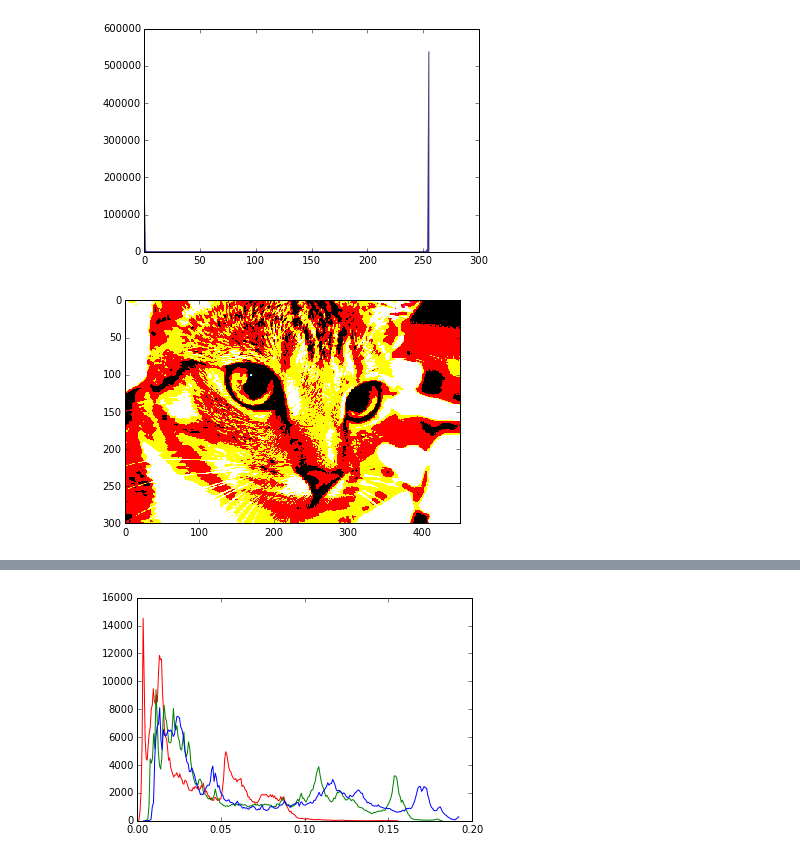
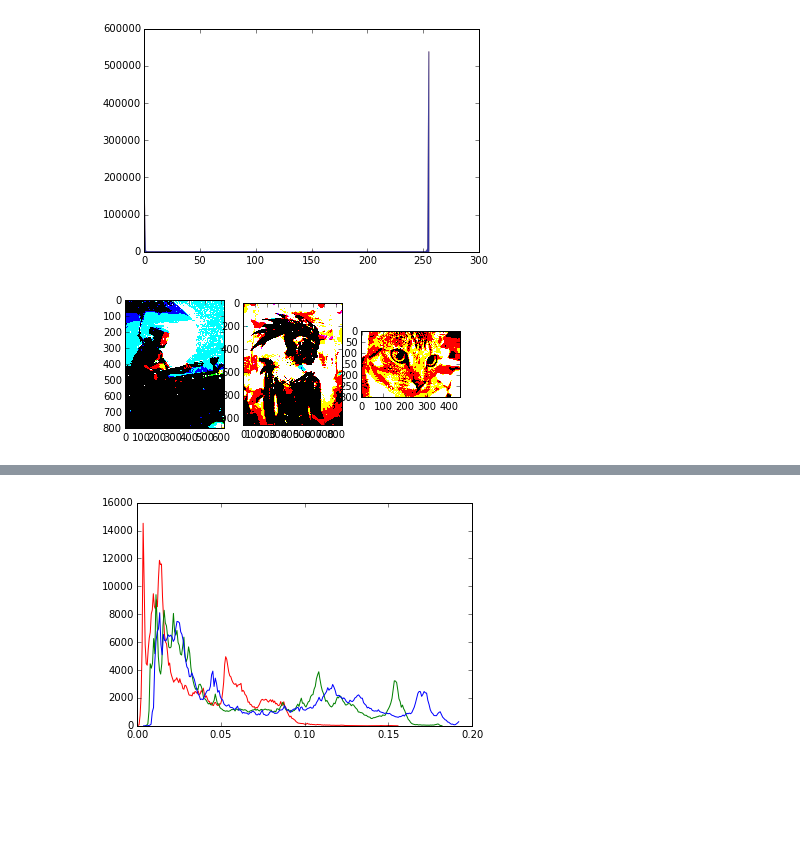
Before and after one commit to alexjohnson505/skimage-tutorials, a Jupyter notebook: CS4300_Assignment02_AlexJohnson.ipynb, the cells around one changed output, grey strips where cells are left out. Cells and saved outputs as stored; diff of their text form; code cells hidden in the pictures; blank space fills up the shorter version.

```diff
--- a/CS4300_Assignment02_AlexJohnson.ipynb
+++ b/CS4300_Assignment02_AlexJohnson.ipynb
@@ -91,24 +98,22 @@ histogram(mountain)
 # %%
 # Part A II - Color & Exposure
 # Display Thresholded versions of images
 # plt.imshow(image, cmap=cm.gray, interpolation='nearest');
 
 from skimage import filter
 # Use otsu threshold (as opposed to guessing based on histogram)
 
 def applyThreshold(image):
     threshhold = filter.threshold_otsu(image)
     plt.imshow(image > threshhold, cmap=cm.gray, interpolation='nearest');
 
-# QUESTION: Are current threshold images acceptable?s
+plt.subplot(1,3,0)
+applyThreshold(cat)
 
-# def applyThreshold(image):
-#     ax_image, ax_hist = skdemo.imshow_with_histogram(image)
-      # This is a bit of a hack that plots the thresholded image over the original.
-      # This just allows us to reuse the layout defined in `plot_image_with_histogram`.
-#     ax_image.imshow(image > threshold)
-#    ax_hist.axvline(threshold, color='red');
+plt.subplot(1,3,1)
+applyThreshold(robot)
 
-applyThreshold(cat)
+plt.subplot(1,3,2)
+applyThreshold(parade)
 # %% [output]
-[figure, old version]
+[figure, new version]
```
Also changed, not shown: parts of 18 cells of this notebook.
